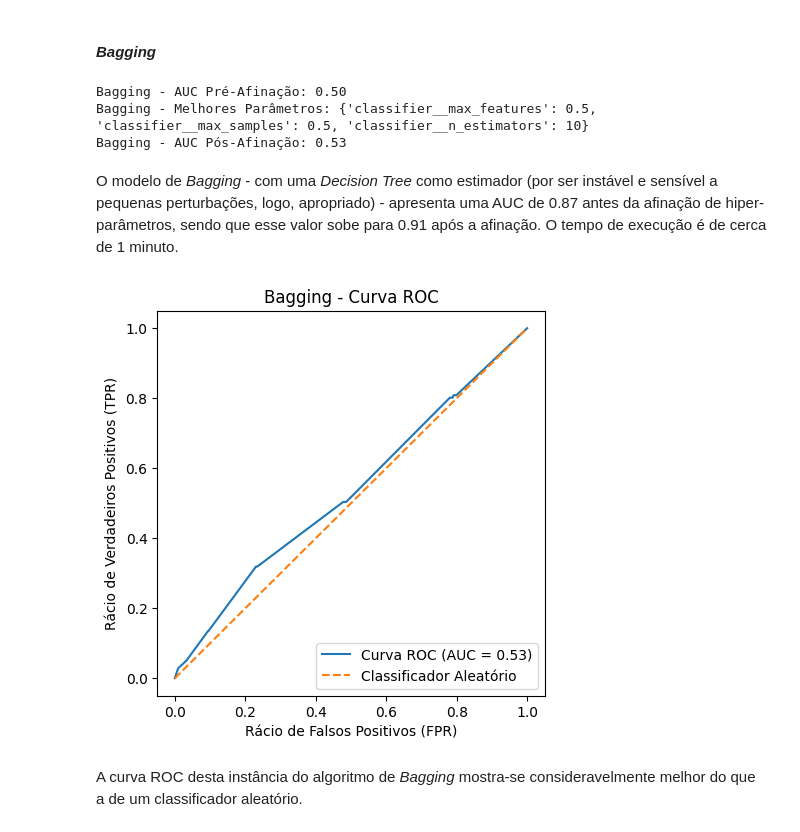
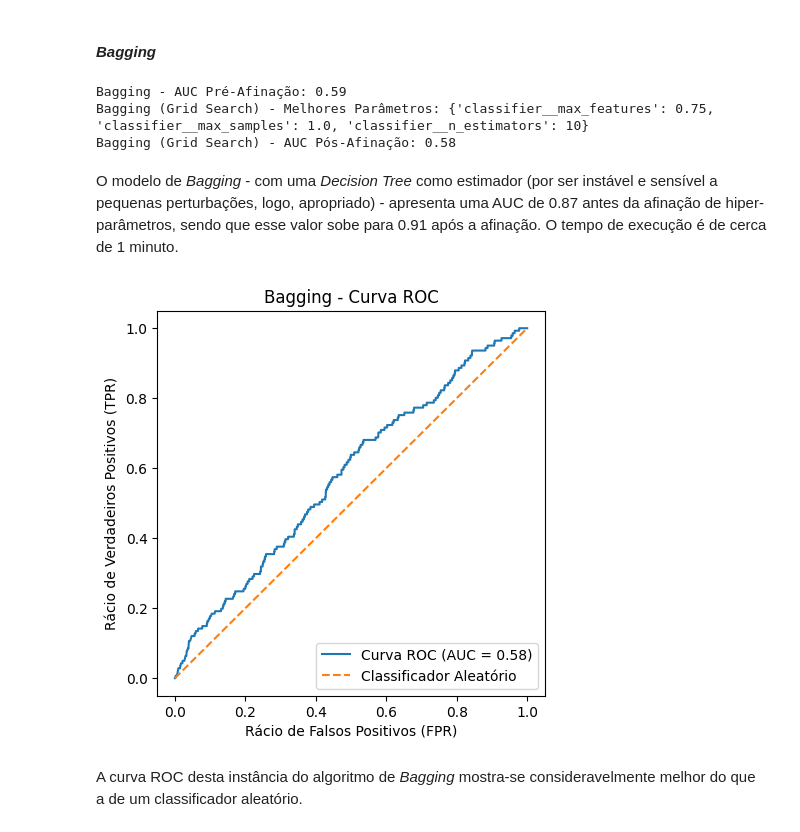
Before and after one commit to manelneto/fraud, a Jupyter notebook: task2.ipynb, the cells around one changed output. Drawn from its saved outputs; the diff is of its cells as text; code cells hidden in the pictures.

```diff
--- a/task2.ipynb
+++ b/task2.ipynb
@@ -70,25 +72,29 @@ Para cada técnica de modelação, o processo será o seguinte:
 # %%
-def hyperparameter_tuning(pipeline, parameter_grid, name, fraction = 1):
-    np.random.seed(10)
-    sample_indexes = np.random.choice(len(train_predictors), round(len(train_predictors) * fraction), False)
-    sampled_train_predictors = np.array(train_predictors)[sample_indexes]
-    sampled_train_targets = np.array(train_targets)[sample_indexes]
+def hyperparameter_tuning(pipeline, parameter_grid, name, k, fraction = 1):
+    if fraction == 1:
+        sampled_train_predictors = train_predictors
+        sampled_train_targets = train_targets
+    else:
+        np.random.seed(10)
+        sample_indexes = np.random.choice(len(train_predictors), round(len(train_predictors) * fraction), False)
+        sampled_train_predictors = np.array(train_predictors)[sample_indexes]
+        sampled_train_targets = np.array(train_targets)[sample_indexes]
 
     pipeline.fit(sampled_train_predictors, sampled_train_targets)
     probabilities = pipeline.predict_proba(test_predictors)[:, 1]
     auc = roc_auc_score(test_targets, probabilities)
     print(name, '- AUC Pré-Afinação: {:.2f}'.format(auc))
 
-    cross_validation = StratifiedKFold(n_splits = 5, random_state = 10, shuffle = True) # TODO
+    cross_validation = StratifiedKFold(n_splits = k, shuffle = True, random_state = 10)
     model = GridSearchCV(pipeline, parameter_grid, cv = cross_validation, n_jobs = -1, scoring = 'roc_auc')
 
     model.fit(sampled_train_predictors, sampled_train_targets)
     auc = model.score(test_predictors, test_targets)
 
-    print(name, '- Melhores Parâmetros:', model.best_params_)
-    print(name, '- AUC Pós-Afinação: {:.2f}'.format(auc))
+    print(name, '(Grid Search) - Melhores Parâmetros:', model.best_params_)
+    print(name, '(Grid Search) - AUC Pós-Afinação: {:.2f}'.format(auc))
 
-    return model
+    return model, auc
 # %% [markdown]
 O critério primordial de avaliação dos modelos será a área abaixo da curva *Receiver Operating Characteristic* (ROC) - *Area Under Curve* (AUC) -  entre a probabilidade prevista e o valor real da variável-avo. Assim, avaliar-se-á cada modelo quanto à sua capacidade de distinguir corretamente transações fraudulentas de legítimas.
 # %%
@@ -103,8 +109,6 @@ def plot_roc_curve(model, name):
     contextualize(name + ' - Curva ROC', 'Rácio de Falsos Positivos (FPR)', 'Rácio de Verdadeiros Positivos (TPR)')
     plt.legend(loc = 'lower right')
     plt.show()
-
-    return roc_auc
 # %% [markdown]
 
 Para além disso, serão calculadas as restantes métricas de avaliação (exatidão, precisão e *recall*), bem como visualizada a matriz de confusão, tendo em vista uma comparação completa e adequadamente fundamentada dos modelos.
@@ -254,28 +270,28 @@ Analisando a matriz de confusão, fica claro que este modelo classificou como fr
 bagging_pipeline = Pipeline([
     ('scaler', MinMaxScaler()),
     ('smote', SMOTE(random_state = 10)),
-    ('classifier', BaggingClassifier(DecisionTreeClassifier(random_state = 10), random_state = 10))
+    ('classifier', BaggingClassifier(DecisionTreeClassifier(criterion = 'entropy', splitter = 'best', max_depth = 10, max_features = 'sqrt', random_state = 10, class_weight = None), random_state = 10, n_jobs = -1))
 ])
 
 bagging_parameter_grid = {
-    'classifier__n_estimators': [10, 20, 30],
-    'classifier__max_samples': [0.5, 1.0],
-    'classifier__max_features': [0.5, 1.0],
+    'classifier__n_estimators': [10, 30, 50],
+    'classifier__max_samples': [0.5, 0.75, 1.0],
+    'classifier__max_features': [0.5, 0.75, 1.0],
 }
 
 bagging_name = 'Bagging'
 
-bagging = hyperparameter_tuning(bagging_pipeline, bagging_parameter_grid, bagging_name)
+bagging, bagging_auc = hyperparameter_tuning(bagging_pipeline, bagging_parameter_grid, bagging_name, 5)
 # %% [output]
-Bagging - AUC Pré-Afinação: 0.50
-Bagging - Melhores Parâmetros: {'classifier__max_features': 0.5, 'classifier__max_samples': 0.5, 'classifier__n_estimators': 10}
-Bagging - AUC Pós-Afinação: 0.53
+Bagging - AUC Pré-Afinação: 0.59
+Bagging (Grid Search) - Melhores Parâmetros: {'classifier__max_features': 0.75, 'classifier__max_samples': 1.0, 'classifier__n_estimators': 10}
+Bagging (Grid Search) - AUC Pós-Afinação: 0.58
 # %% [markdown]
 O modelo de *Bagging* - com uma *Decision Tree* como estimador (por ser instável e sensível a pequenas perturbações, logo, apropriado) - apresenta uma AUC de 0.87 antes da afinação de hiper-parâmetros, sendo que esse valor sobe para 0.91 após a afinação. O tempo de execução é de cerca de 1 minuto.
 # %%
-bagging_auc = plot_roc_curve(bagging, bagging_name)
+plot_roc_curve(bagging, bagging_name)
 # %% [output]
-[figure, old version]
+[figure, new version]
 # %% [markdown]
 A curva ROC desta instância do algoritmo de *Bagging* mostra-se consideravelmente melhor do que a de um classificador aleatório.
 # %%
```
Also changed, not shown: parts of 48 cells of this notebook, 1 other file.
